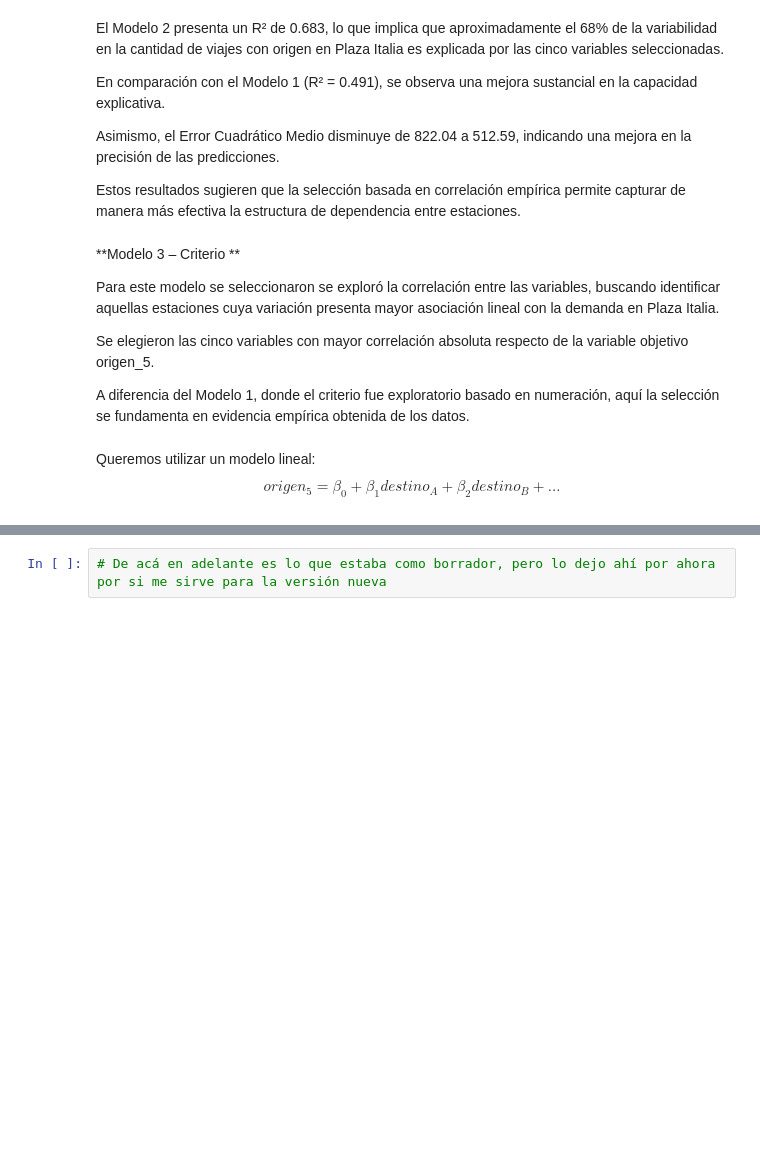
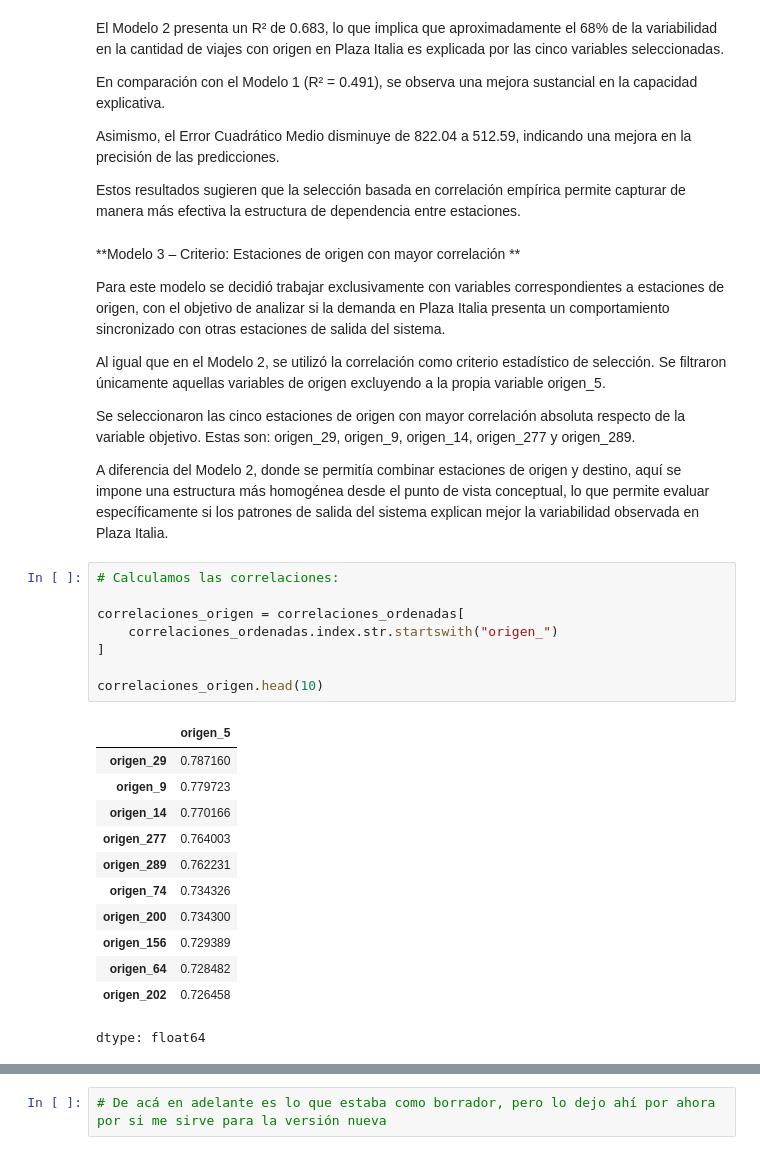
Before and after one commit to davidpalacio1/TP-1-LDD, a Jupyter notebook: TP_bicis.ipynb, the cells around one changed output, grey strips where cells are left out. Cells and saved outputs as stored; diff of their text form; blank space fills up the shorter version.

```diff
--- a/TP_bicis.ipynb
+++ b/TP_bicis.ipynb
@@ -1644,17 +1644,33 @@ Asimismo, el Error Cuadrático Medio disminuye de 822.04 a 512.59, indicando una
 
 Estos resultados sugieren que la selección basada en correlación empírica permite capturar de manera más efectiva la estructura de dependencia entre estaciones.
 # %% [markdown]
+**Modelo 3 – Criterio: Estaciones de origen con mayor correlación **
 
+Para este modelo se decidió trabajar exclusivamente con variables correspondientes a estaciones de origen, con el objetivo de analizar si la demanda en Plaza Italia presenta un comportamiento sincronizado con otras estaciones de salida del sistema.
 
-**Modelo 3 – Criterio **
+Al igual que en el Modelo 2, se utilizó la correlación como criterio estadístico de selección. Se filtraron únicamente aquellas variables de origen excluyendo a la propia variable origen_5.
 
-Para este modelo se seleccionaron se exploró la correlación entre las variables, buscando identificar aquellas estaciones cuya variación presenta mayor asociación lineal con la demanda en Plaza Italia.
+Se seleccionaron las cinco estaciones de origen con mayor correlación absoluta respecto de la variable objetivo. Estas son: origen_29, origen_9, origen_14, origen_277 y origen_289.
 
-Se elegieron las cinco variables con mayor correlación absoluta respecto de la variable objetivo origen_5.
-
-A diferencia del Modelo 1, donde el criterio fue exploratorio basado en numeración, aquí la selección se fundamenta en evidencia empírica obtenida de los datos.
+A diferencia del Modelo 2, donde se permitía combinar estaciones de origen y destino, aquí se impone una estructura más homogénea desde el punto de vista conceptual, lo que permite evaluar específicamente si los patrones de salida del sistema explican mejor la variabilidad observada en Plaza Italia.
-# %% [markdown]
-
-
-Queremos utilizar un modelo lineal:
-$$ origen_5 = \beta_0 + \beta_1 destino_A + \beta_2 destino_B + ...$$
+# %%
+# Calculamos las correlaciones:
+
+correlaciones_origen = correlaciones_ordenadas[
+    correlaciones_ordenadas.index.str.startswith("origen_")
+]
+
+correlaciones_origen.head(10)
+# %% [output]
+|  | origen_5 |
+| origen_29 | 0.787160 |
+| origen_9 | 0.779723 |
+| origen_14 | 0.770166 |
+| origen_277 | 0.764003 |
+| origen_289 | 0.762231 |
+| origen_74 | 0.734326 |
+| origen_200 | 0.734300 |
+| origen_156 | 0.729389 |
+| origen_64 | 0.728482 |
+| origen_202 | 0.726458 |
+dtype: float64
```
Also changed, not shown: parts of 7 cells of this notebook.
